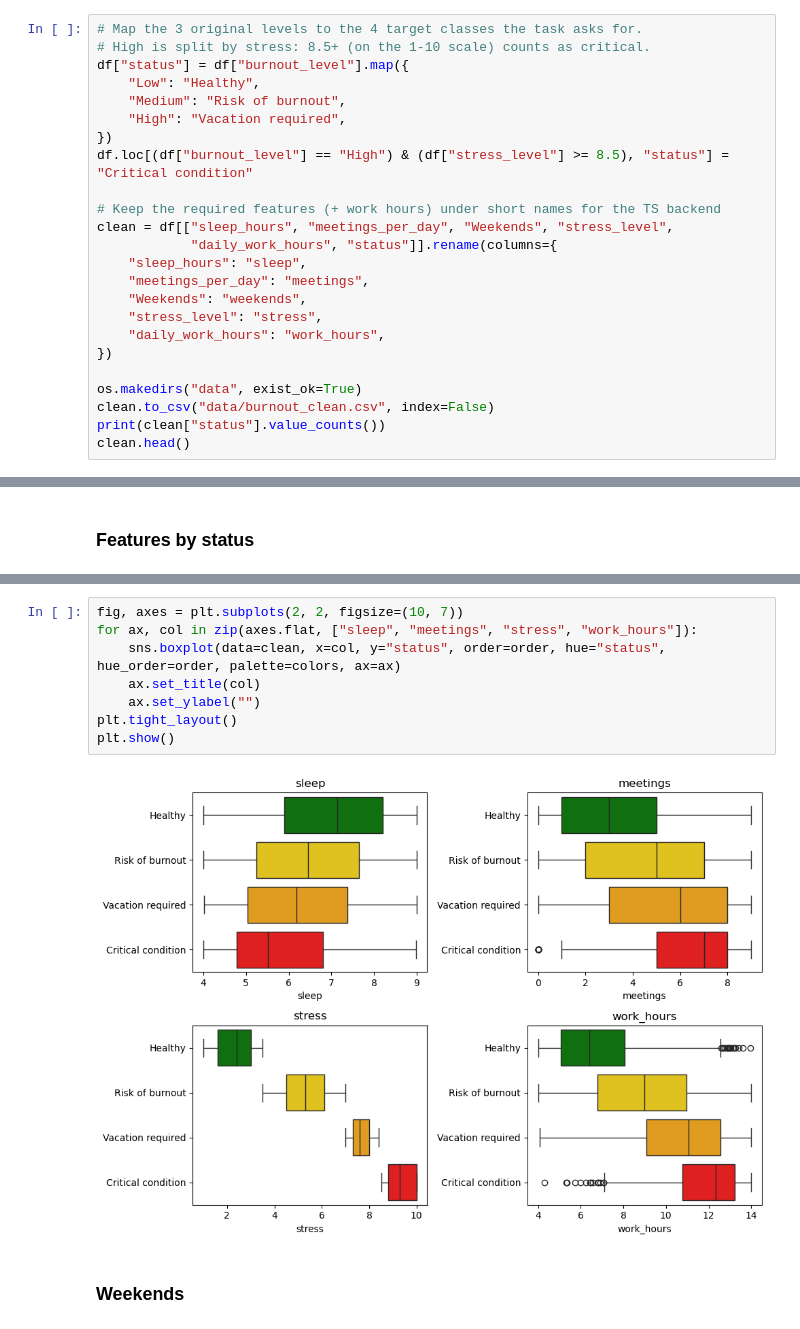
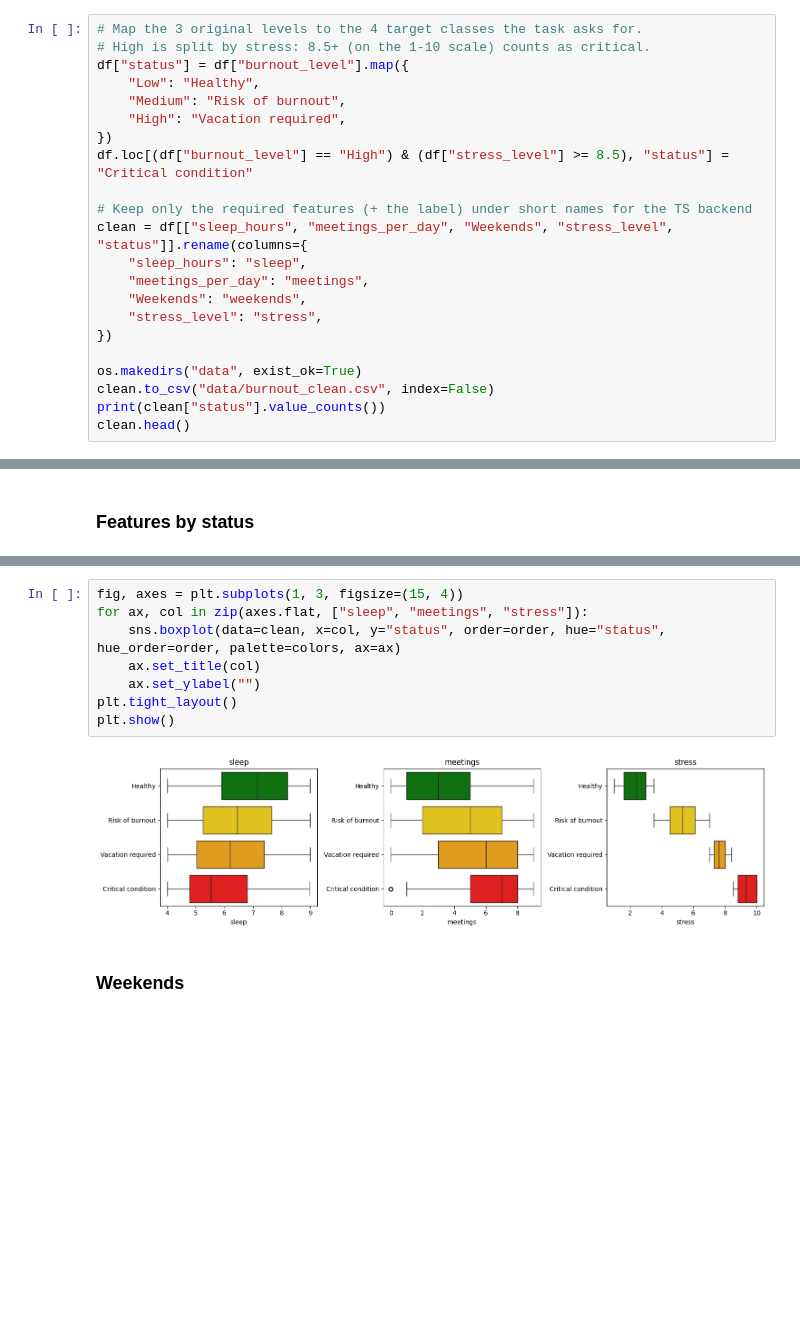
Before and after one commit to rayakheraldine/Developer-Burnout-Detector, a Jupyter notebook: data/data_eda.ipynb, the cells around one changed output, grey strips where cells are left out. Saved outputs shown, nothing was run; the diff lists cells and outputs as text; blank space fills up the shorter version.

```diff
--- a/data/data_eda.ipynb
+++ b/data/data_eda.ipynb
@@ -119,14 +121,12 @@ df["status"] = df["burnout_level"].map({
 })
 df.loc[(df["burnout_level"] == "High") & (df["stress_level"] >= 8.5), "status"] = "Critical condition"
 
-# Keep the required features (+ work hours) under short names for the TS backend
-clean = df[["sleep_hours", "meetings_per_day", "Weekends", "stress_level",
-            "daily_work_hours", "status"]].rename(columns={
+# Keep only the required features (+ the label) under short names for the TS backend
+clean = df[["sleep_hours", "meetings_per_day", "Weekends", "stress_level", "status"]].rename(columns={
     "sleep_hours": "sleep",
     "meetings_per_day": "meetings",
     "Weekends": "weekends",
     "stress_level": "stress",
-    "daily_work_hours": "work_hours",
 })
 
 os.makedirs("data", exist_ok=True)
@@ -185,13 +186,13 @@ clean.groupby("status")[["sleep", "meetings", "stress", "work_hours"]].mean().lo
 # %%
-fig, axes = plt.subplots(2, 2, figsize=(10, 7))
-for ax, col in zip(axes.flat, ["sleep", "meetings", "stress", "work_hours"]):
+fig, axes = plt.subplots(1, 3, figsize=(15, 4))
+for ax, col in zip(axes.flat, ["sleep", "meetings", "stress"]):
     sns.boxplot(data=clean, x=col, y="status", order=order, hue="status", hue_order=order, palette=colors, ax=ax)
     ax.set_title(col)
     ax.set_ylabel("")
 plt.tight_layout()
 plt.show()
 # %% [output]
-[figure, old version]
+[figure, new version]
 # %% [markdown]
 ### Weekends
 # %%
```
Also changed, not shown: parts of 9 cells of this notebook, 8 other files.
